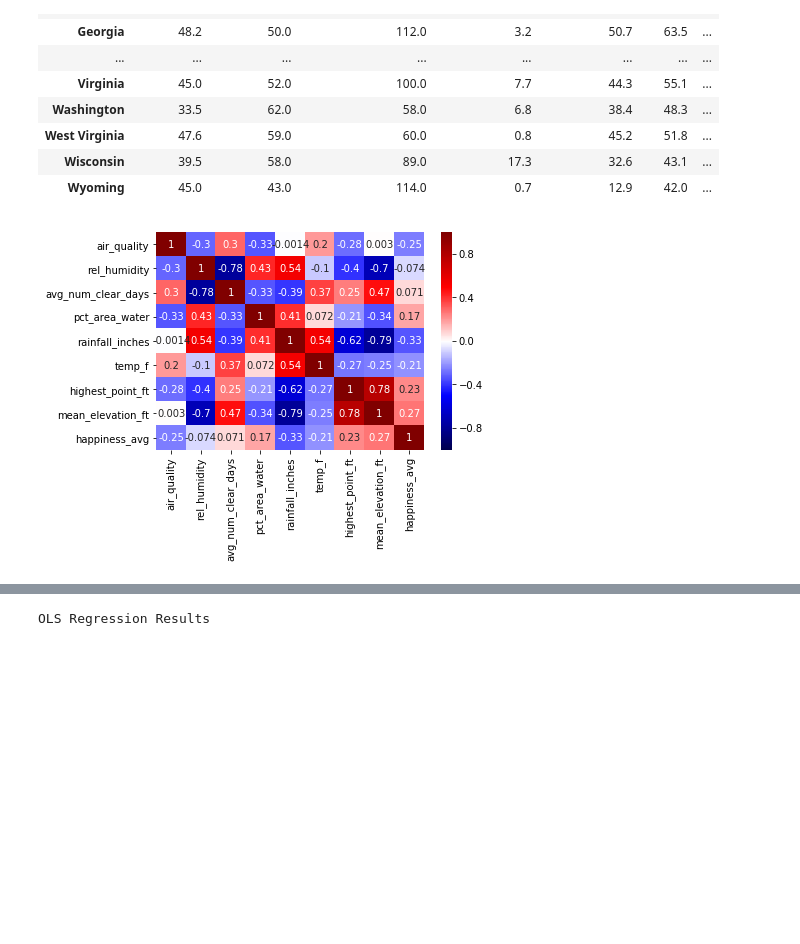
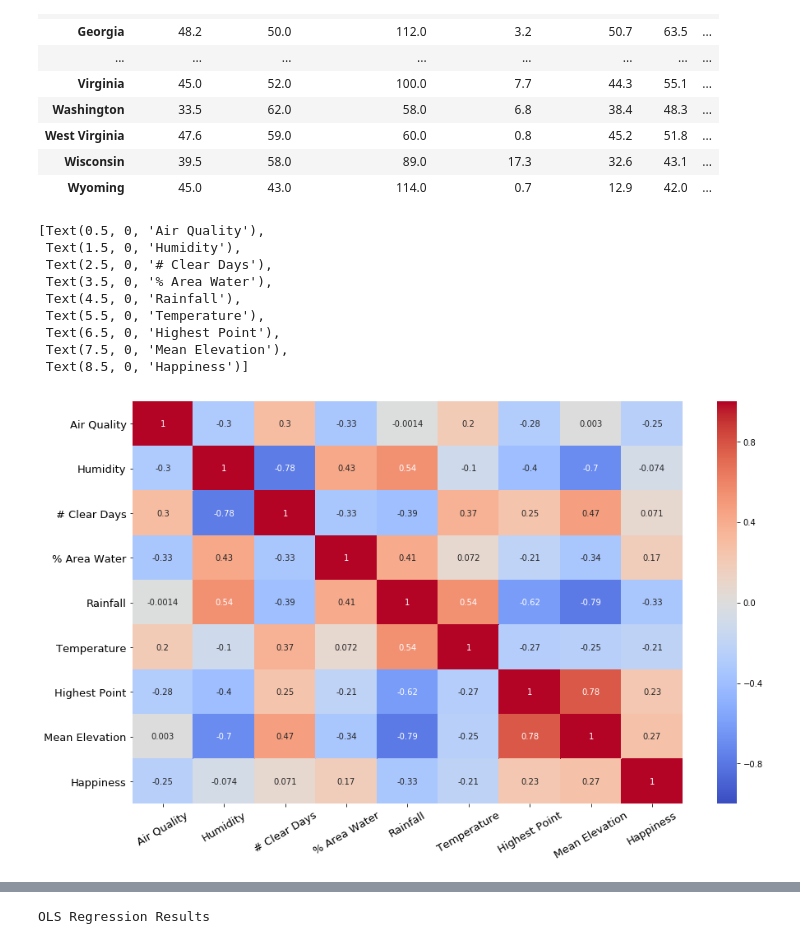
Before and after one commit to danielwilentz/Climate-Topography-vs.-Happiness, a Jupyter notebook: combine_data.ipynb, the cells around one changed output, grey strips where cells are left out. Cells and saved outputs as stored; diff of their text form; code cells hidden in the pictures; blank space fills up the shorter version.

```diff
--- a/combine_data.ipynb
+++ b/combine_data.ipynb
@@ -277,7 +280,24 @@ combined_df
 # %%
 # A heatmap including average happiness and not the other happinesses
 new_combined_df = combined_df.drop(labels=['happiness_2018', 'happiness_2017', 'happiness_2016'], axis = 1)
-heatmap = sns.heatmap(new_combined_df.corr(), cmap="seismic", annot=True, vmin=-1, vmax=1);
-heatmap.figure.savefig("data/feature_heatmap.png")
+fig, ax = plt.subplots(figsize=(15,9))
+heatmap = sns.heatmap(new_combined_df.corr(), cmap='coolwarm', annot=True, vmin=-1, vmax=1);
+
+labels = ['Air Quality', 'Humidity', '# Clear Days', '% Area Water', 'Rainfall', 'Temperature',
+         'Highest Point', 'Mean Elevation', 'Happiness']
+
+ax.set_yticklabels(labels, fontsize = 13)
+ax.set_xticklabels(labels, rotation=30, fontsize = 13)
+# ax.set_title('Feature Correlation Heatmap')
+# heatmap.figure.savefig("data/feature_heatmap.png")
 # %% [output]
+[Text(0.5, 0, 'Air Quality'),
+ Text(1.5, 0, 'Humidity'),
+ Text(2.5, 0, '# Clear Days'),
+ Text(3.5, 0, '% Area Water'),
+ Text(4.5, 0, 'Rainfall'),
+ Text(5.5, 0, 'Temperature'),
+ Text(6.5, 0, 'Highest Point'),
+ Text(7.5, 0, 'Mean Elevation'),
+ Text(8.5, 0, 'Happiness')]
-[figure, old version]
+[figure, new version]
```
Also changed, not shown: parts of 9 cells of this notebook, 12 other files.
